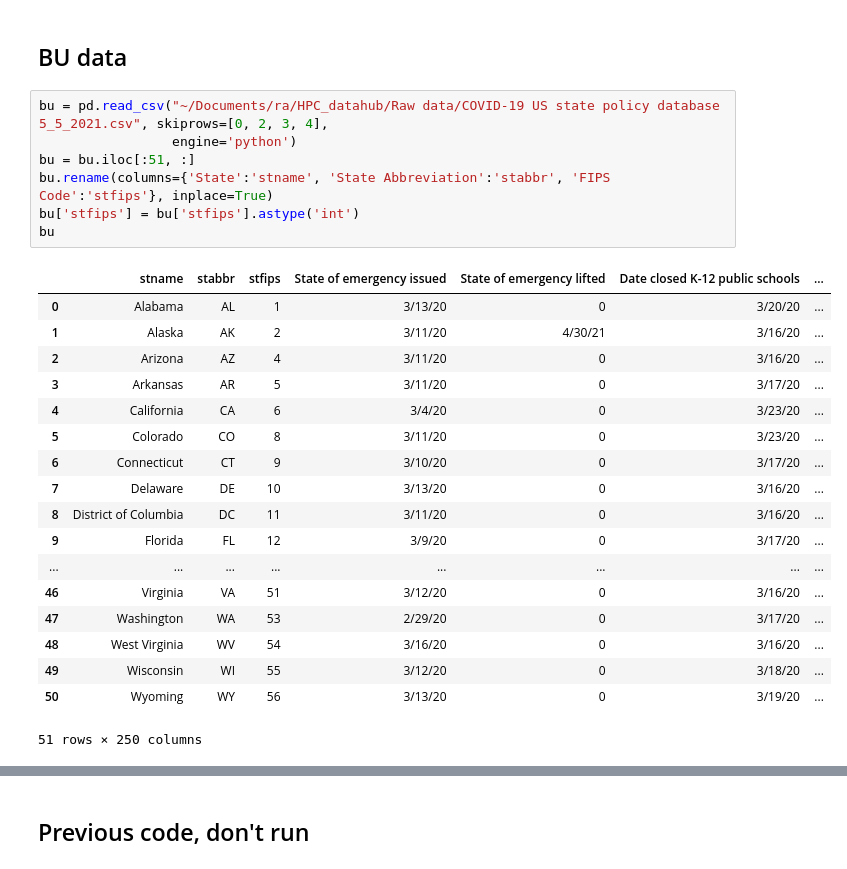
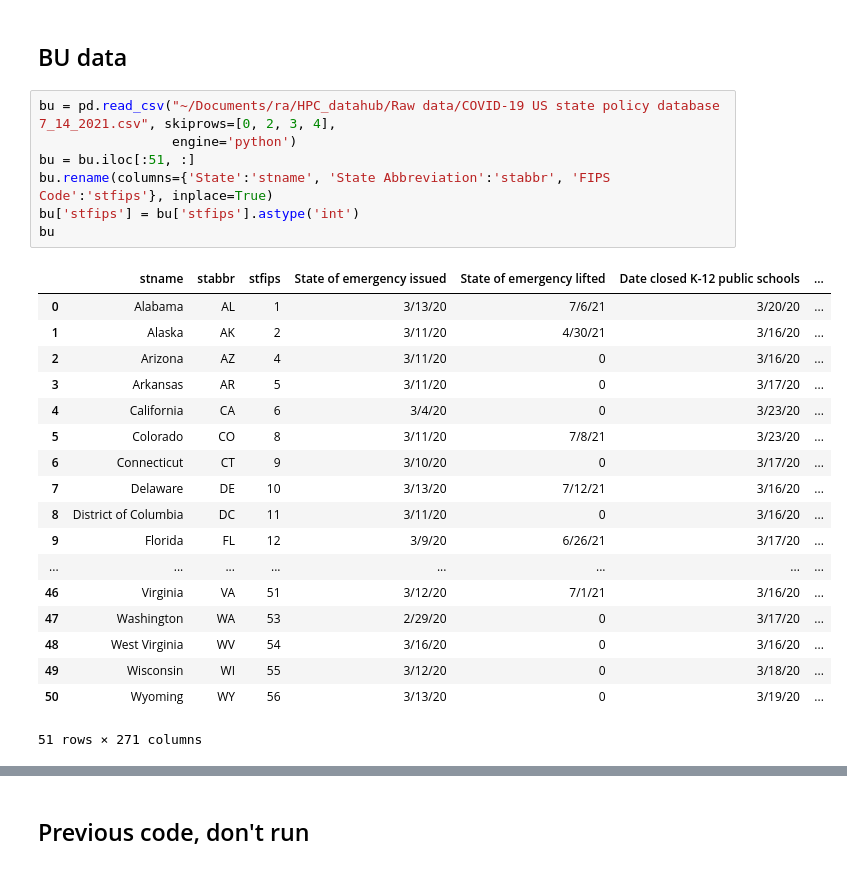
Before and after one commit to hpc-datahub/COVID_DataHub, a Jupyter notebook: Scripts/policy.ipynb, the cells around one changed output, grey strips where cells are left out. Cells and saved outputs as stored; diff of their text form.

Commit message:
update policy data

```diff
--- a/Scripts/policy.ipynb
+++ b/Scripts/policy.ipynb
@@ -74,28 +74,28 @@ govex
 # %% [markdown]
 ## BU data
 # %%
-bu = pd.read_csv("~/Documents/ra/HPC_datahub/Raw data/COVID-19 US state policy database 5_5_2021.csv", skiprows=[0, 2, 3, 4],
+bu = pd.read_csv("~/Documents/ra/HPC_datahub/Raw data/COVID-19 US state policy database 7_14_2021.csv", skiprows=[0, 2, 3, 4],
                  engine='python')
 bu = bu.iloc[:51, :]
 bu.rename(columns={'State':'stname', 'State Abbreviation':'stabbr', 'FIPS Code':'stfips'}, inplace=True)
 bu['stfips'] = bu['stfips'].astype('int')
 bu
 # %% [output]
 |  | stname | stabbr | stfips | State of emergency issued | State of emergency lifted | Date closed K-12 public schools | ... |
-| 0 | Alabama | AL | 1 | 3/13/20 | 0 | 3/20/20 | ... |
+| 0 | Alabama | AL | 1 | 3/13/20 | 7/6/21 | 3/20/20 | ... |
 | 1 | Alaska | AK | 2 | 3/11/20 | 4/30/21 | 3/16/20 | ... |
 | 2 | Arizona | AZ | 4 | 3/11/20 | 0 | 3/16/20 | ... |
 | 3 | Arkansas | AR | 5 | 3/11/20 | 0 | 3/17/20 | ... |
 | 4 | California | CA | 6 | 3/4/20 | 0 | 3/23/20 | ... |
-| 5 | Colorado | CO | 8 | 3/11/20 | 0 | 3/23/20 | ... |
+| 5 | Colorado | CO | 8 | 3/11/20 | 7/8/21 | 3/23/20 | ... |
 | 6 | Connecticut | CT | 9 | 3/10/20 | 0 | 3/17/20 | ... |
-| 7 | Delaware | DE | 10 | 3/13/20 | 0 | 3/16/20 | ... |
+| 7 | Delaware | DE | 10 | 3/13/20 | 7/12/21 | 3/16/20 | ... |
 | 8 | District of Columbia | DC | 11 | 3/11/20 | 0 | 3/16/20 | ... |
-| 9 | Florida | FL | 12 | 3/9/20 | 0 | 3/17/20 | ... |
+| 9 | Florida | FL | 12 | 3/9/20 | 6/26/21 | 3/17/20 | ... |
 | ... | ... | ... | ... | ... | ... | ... | ... |
-| 46 | Virginia | VA | 51 | 3/12/20 | 0 | 3/16/20 | ... |
+| 46 | Virginia | VA | 51 | 3/12/20 | 7/1/21 | 3/16/20 | ... |
 | 47 | Washington | WA | 53 | 2/29/20 | 0 | 3/17/20 | ... |
 | 48 | West Virginia | WV | 54 | 3/16/20 | 0 | 3/16/20 | ... |
 | 49 | Wisconsin | WI | 55 | 3/12/20 | 0 | 3/18/20 | ... |
 | 50 | Wyoming | WY | 56 | 3/13/20 | 0 | 3/19/20 | ... |
-51 rows × 250 columns
+51 rows × 271 columns
```
Also changed, not shown: parts of 8 cells of this notebook, 1 other file.
